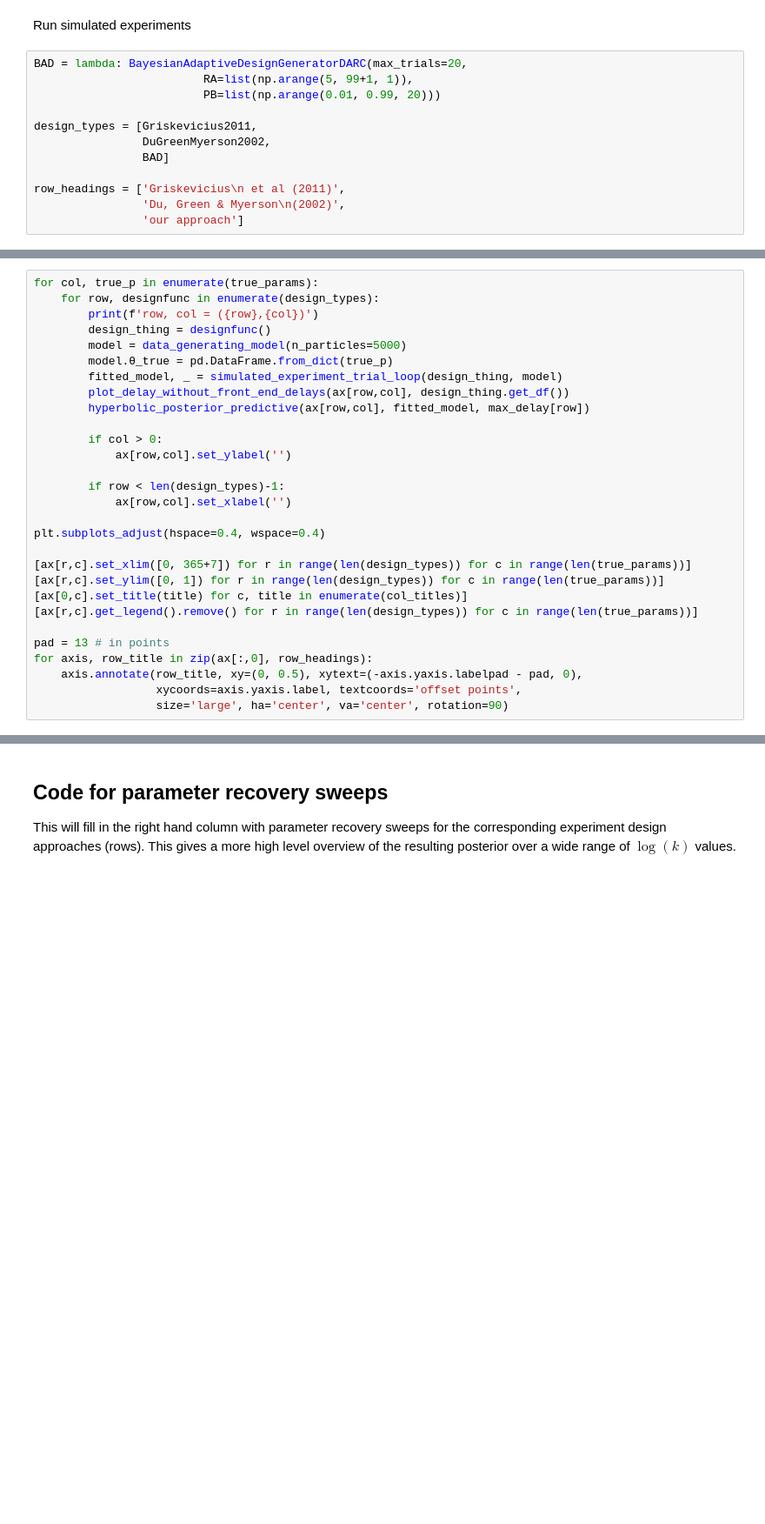
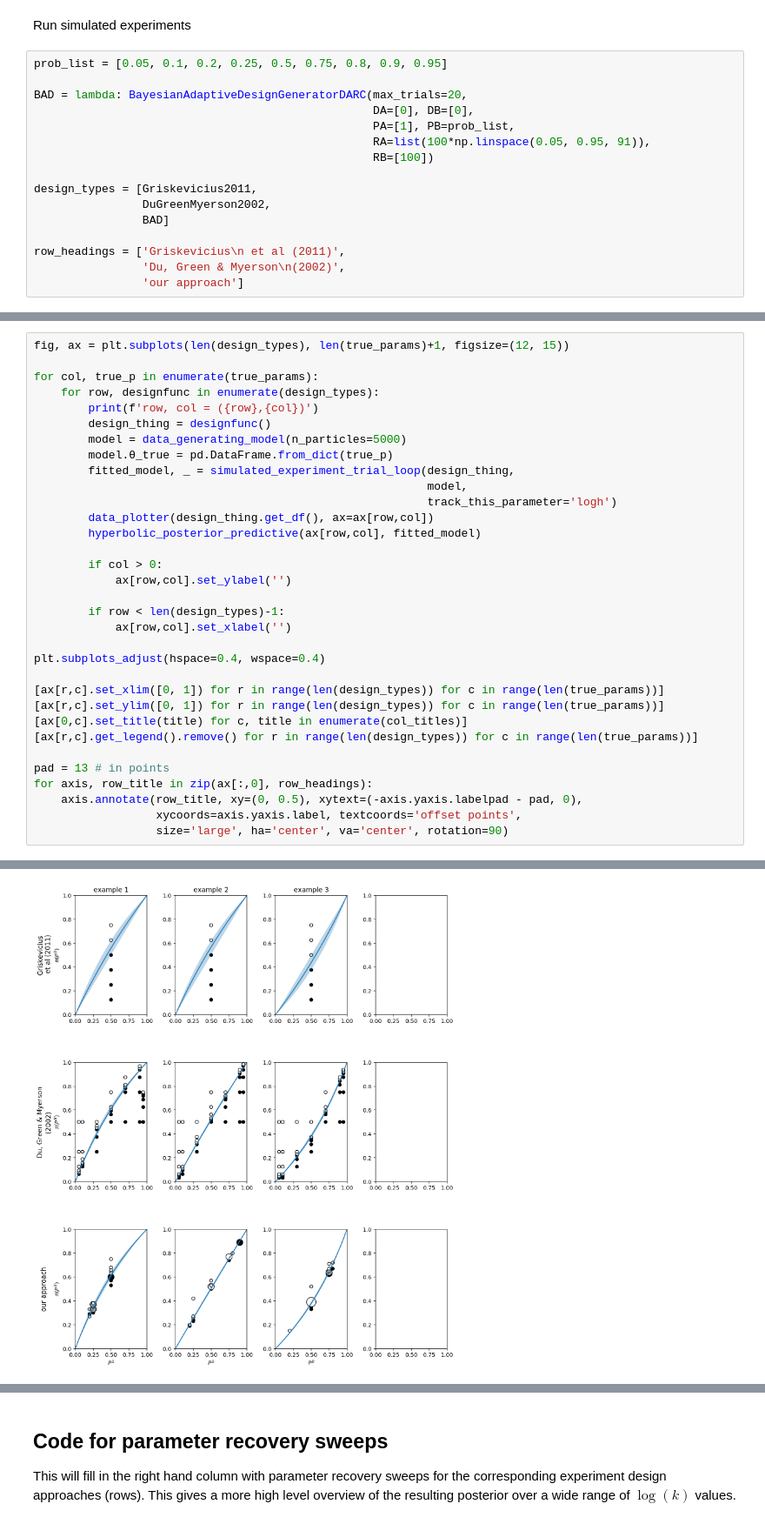
Before and after one commit to drbenvincent/darc_toolbox, a Jupyter notebook: dev/risky choice demo.ipynb, the cells around one changed output, grey strips where cells are left out. Shown at 87% size. Saved outputs shown, nothing was run; the diff lists cells and outputs as text; blank space fills up the shorter version.

```diff
--- a/dev/risky choice demo.ipynb
+++ b/dev/risky choice demo.ipynb
@@ -55,9 +64,13 @@ col_titles = ['example 1', 'example 2', 'example 3']
 # %% [markdown]
 Run simulated experiments
 # %%
+prob_list = [0.05, 0.1, 0.2, 0.25, 0.5, 0.75, 0.8, 0.9, 0.95]
+
 BAD = lambda: BayesianAdaptiveDesignGeneratorDARC(max_trials=20,
-                         RA=list(np.arange(5, 99+1, 1)),
-                         PB=list(np.arange(0.01, 0.99, 20)))
+                                                  DA=[0], DB=[0],
+                                                  PA=[1], PB=prob_list,
+                                                  RA=list(100*np.linspace(0.05, 0.95, 91)),
+                                                  RB=[100])
 
 design_types = [Griskevicius2011,
                 DuGreenMyerson2002,
@@ -71,13 +82,17 @@ fig, ax = plt.subplots(len(design_types), len(true_params)+1, figsize=(12, 15))
 # %%
+fig, ax = plt.subplots(len(design_types), len(true_params)+1, figsize=(12, 15))
+
 for col, true_p in enumerate(true_params):
     for row, designfunc in enumerate(design_types):
         print(f'row, col = ({row},{col})')
         design_thing = designfunc()
         model = data_generating_model(n_particles=5000)
         model.θ_true = pd.DataFrame.from_dict(true_p)
-        fitted_model, _ = simulated_experiment_trial_loop(design_thing, model)
-        plot_delay_without_front_end_delays(ax[row,col], design_thing.get_df())
-        hyperbolic_posterior_predictive(ax[row,col], fitted_model, max_delay[row])
+        fitted_model, _ = simulated_experiment_trial_loop(design_thing,
+                                                          model,
+                                                          track_this_parameter='logh')
+        data_plotter(design_thing.get_df(), ax=ax[row,col])
+        hyperbolic_posterior_predictive(ax[row,col], fitted_model)
 
         if col > 0:
             ax[row,col].set_ylabel('')
@@ -87,7 +102,7 @@ for col, true_p in enumerate(true_params):
 
 plt.subplots_adjust(hspace=0.4, wspace=0.4)
 
-[ax[r,c].set_xlim([0, 365+7]) for r in range(len(design_types)) for c in range(len(true_params))]
+[ax[r,c].set_xlim([0, 1]) for r in range(len(design_types)) for c in range(len(true_params))]
 [ax[r,c].set_ylim([0, 1]) for r in range(len(design_types)) for c in range(len(true_params))]
 [ax[0,c].set_title(title) for c, title in enumerate(col_titles)]
 [ax[r,c].get_legend().remove() for r in range(len(design_types)) for c in range(len(true_params))]
@@ -97,3 +112,4 @@ for axis, row_title in zip(ax[:,0], row_headings):
     axis.annotate(row_title, xy=(0, 0.5), xytext=(-axis.yaxis.labelpad - pad, 0),
                   xycoords=axis.yaxis.label, textcoords='offset points',
                   size='large', ha='center', va='center', rotation=90)
+# %% [output]
@@ -100,2 +125,3 @@ for axis, row_title in zip(ax[:,0], row_headings):
+[figure, added]
 # %%
 fig
```
Also changed, not shown: parts of 5 cells of this notebook, 2 other files.
